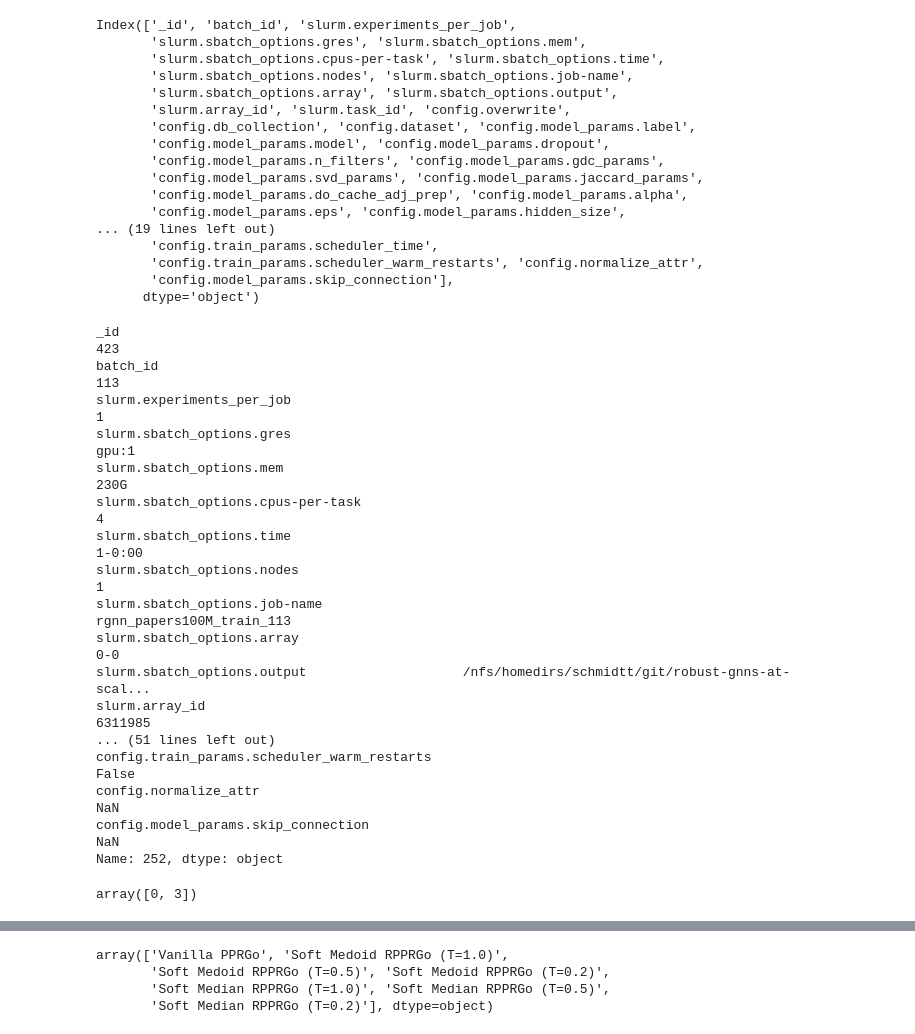
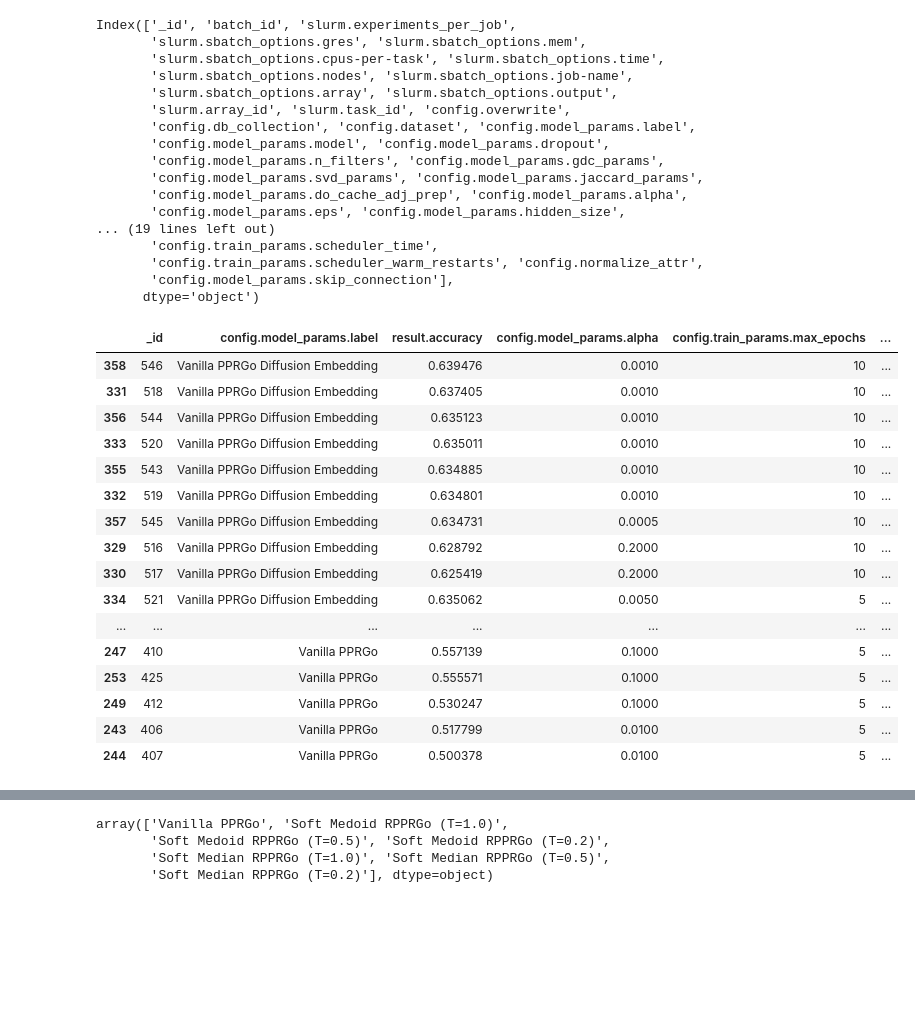
Before and after one commit to sigeisler/robustness_of_gnns_at_scale, a Jupyter notebook: notebooks/Results - PPRGo.ipynb, the cells around one changed output, grey strips where cells are left out. Saved outputs shown, nothing was run; the diff lists cells and outputs as text; code cells hidden in the pictures; blank space fills up the shorter version.

```diff
--- a/notebooks/Results - PPRGo.ipynb
+++ b/notebooks/Results - PPRGo.ipynb
@@ -29,35 +26,33 @@ relevant_columns = [#'_id',
        #'config.model_params.model',
        'result.accuracy',
         'config.model_params.alpha',
+       'config.train_params.max_epochs',
+
+        'config.model_params.eps',
+        'config.model_params.topk',
         'config.model_params.hidden_size',
        'config.model_params.nlayers',
        'config.train_params.batch_size',
        'config.train_params.lr',
        'config.train_params.weight_decay',
         'config.model_params.dropout',
-        'config.model_params.eps',
-        'config.model_params.topk',
+       'config.make_undirected',
+       'config.make_unweighted',
+       'config.normalize_attr',
+       "config.normalize",
+       'config.model_params.ppr_normalization',
         #'config.model_params.mean',
        #'config.model_params.mean_kwargs.temperature',
        'config.dataset',
        'config.seed',
-        #'config.model_params.batch_norm',
-       #'config.model_params.n_filters',
-       #'config.model_params.gdc_params',
-       #'config.model_params.svd_params',
-       #'config.model_params.jaccard_params',
-       #'config.model_params.mean_kwargs.k',
-       #'config.model_params.mean_kwargs.with_weight_correction',
-       #'config.model_params.do_cache_adj_prep',
-       #"config.normalize",
-       #'config.model_params.ppr_normalization','config.train_params.patience',
-       'config.train_params.max_epochs',
+       #'config.train_params.patience',
+        'config.model_params.batch_norm',
        #'config.train_params.batch_mult_val',
        # 'config.binary_attr',
        #'config.artifact_dir', 'config.model_storage_type', 'config.device',
        #'config.display_steps', 'config.data_device', 'config.data_dir',
        # 'result.trace_val', 'result.trace_train',
-       'result.model_path'
+       #'result.model_path'
        ]
 seml_results.columns
 # %% [output]
@@ -79,26 +74,4 @@ Index(['_id', 'batch_id', 'slurm.experiments_per_job',
        'config.model_params.skip_connection'],
       dtype='object')
 # %%
-seml_results.iloc[252]
+#seml_results.iloc[252]
-# %% [output]
-_id                                                                                          423
-batch_id                                                                                     113
-slurm.experiments_per_job                                                                      1
-slurm.sbatch_options.gres                                                                  gpu:1
-slurm.sbatch_options.mem                                                                    230G
-slurm.sbatch_options.cpus-per-task                                                             4
-slurm.sbatch_options.time                                                                 1-0:00
-slurm.sbatch_options.nodes                                                                     1
-slurm.sbatch_options.job-name                                          rgnn_papers100M_train_113
-slurm.sbatch_options.array                                                                   0-0
-slurm.sbatch_options.output                    /nfs/homedirs/schmidtt/git/robust-gnns-at-scal...
-slurm.array_id                                                                           6311985
-... (51 lines left out)
-config.train_params.scheduler_warm_restarts                                                False
-config.normalize_attr                                                                        NaN
-config.model_params.skip_connection                                                          NaN
-Name: 252, dtype: object
-# %%
-seml_results["config.seed"].unique()
-# %% [output]
-array([0, 3])
@@ -104,0 +86,20 @@ array([0, 3])
+# %%
+seml_results[seml_results['_id'] >= 403][relevant_columns].sort_values(['config.train_params.max_epochs',"result.accuracy",'config.model_params.hidden_size',  ], ascending=False)
+# %% [output]
+|  | _id | config.model_params.label | result.accuracy | config.model_params.alpha | config.train_params.max_epochs | ... |
+| 358 | 546 | Vanilla PPRGo Diffusion Embedding | 0.639476 | 0.0010 | 10 | ... |
+| 331 | 518 | Vanilla PPRGo Diffusion Embedding | 0.637405 | 0.0010 | 10 | ... |
+| 356 | 544 | Vanilla PPRGo Diffusion Embedding | 0.635123 | 0.0010 | 10 | ... |
+| 333 | 520 | Vanilla PPRGo Diffusion Embedding | 0.635011 | 0.0010 | 10 | ... |
+| 355 | 543 | Vanilla PPRGo Diffusion Embedding | 0.634885 | 0.0010 | 10 | ... |
+| 332 | 519 | Vanilla PPRGo Diffusion Embedding | 0.634801 | 0.0010 | 10 | ... |
+| 357 | 545 | Vanilla PPRGo Diffusion Embedding | 0.634731 | 0.0005 | 10 | ... |
+| 329 | 516 | Vanilla PPRGo Diffusion Embedding | 0.628792 | 0.2000 | 10 | ... |
+| 330 | 517 | Vanilla PPRGo Diffusion Embedding | 0.625419 | 0.2000 | 10 | ... |
+| 334 | 521 | Vanilla PPRGo Diffusion Embedding | 0.635062 | 0.0050 | 5 | ... |
+| ... | ... | ... | ... | ... | ... | ... |
+| 247 | 410 | Vanilla PPRGo | 0.557139 | 0.1000 | 5 | ... |
+| 253 | 425 | Vanilla PPRGo | 0.555571 | 0.1000 | 5 | ... |
+| 249 | 412 | Vanilla PPRGo | 0.530247 | 0.1000 | 5 | ... |
+| 243 | 406 | Vanilla PPRGo | 0.517799 | 0.0100 | 5 | ... |
+| 244 | 407 | Vanilla PPRGo | 0.500378 | 0.0100 | 5 | ... |
```
Also changed, not shown: parts of 7 cells of this notebook, 3 other files.
